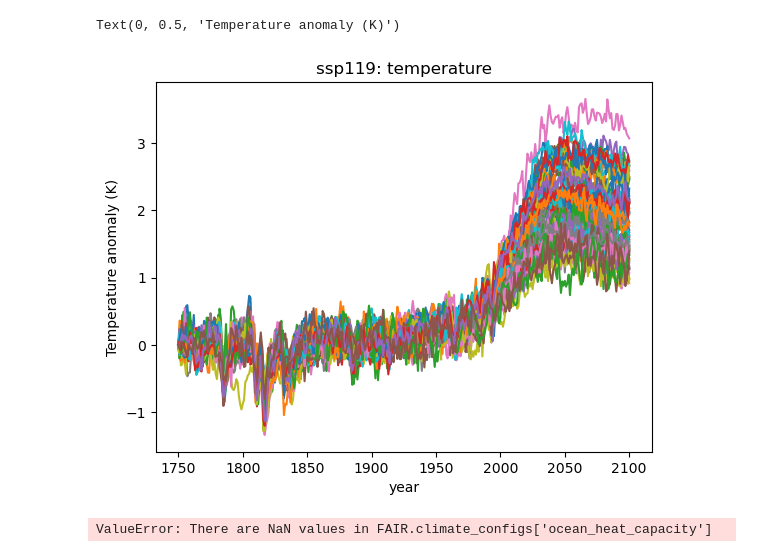
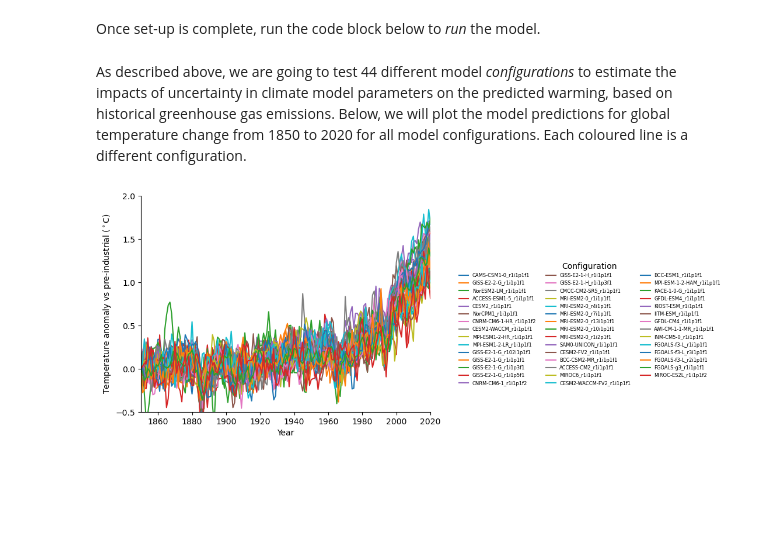
Before and after one commit to nvogtvincent/uniq_climate, a Jupyter notebook: notebooks/climate_modelling_practical.ipynb, the cells around one changed output. Saved outputs shown, nothing was run; the diff lists cells and outputs as text; code cells hidden in the pictures; blank space fills up the shorter version.

```diff
--- a/notebooks/climate_modelling_practical.ipynb
+++ b/notebooks/climate_modelling_practical.ipynb
@@ -101,17 +89,22 @@ initialise(f.forcing, 0)
 initialise(f.temperature, 0)
 initialise(f.cumulative_emissions, 0)
 initialise(f.airborne_emissions, 0)
+# %% [markdown]
+Once set-up is complete, run the code block below to _run_ the model.
 # %%
 f.run()
-# %%
-pl.plot(f.timebounds, f.temperature.loc[dict(scenario='ssp119', layer=0)], label=f.configs);
-pl.title('ssp119: temperature')
-pl.xlabel('year')
-pl.ylabel('Temperature anomaly (K)')
-# %% [output]
-Text(0, 0.5, 'Temperature anomaly (K)')
-[figure, removed]
-# %%
-f.run()
-# %% [output]
-ValueError: There are NaN values in FAIR.climate_configs['ocean_heat_capacity']
+# %% [markdown]
+As described above, we are going to test 44 different model _configurations_ to estimate the impacts of uncertainty in climate model parameters on the predicted warming, based on historical greenhouse gas emissions. Below, we will plot the model predictions for global temperature change from 1850 to 2020 for all model configurations. Each coloured line is a different configuration.
+# %%
+# Plot warming under a specified climate scenario for all 66 model configurations
+fig, ax = plt.subplots(1, 1)
+ax.plot(f.timebounds, f.temperature.loc[dict(scenario='ssp245', layer=0)], label=f.configs)
+ax.set_xlabel('Year')
+ax.set_ylabel(r'Temperature anomaly vs pre-industrial ($^\circ$C)')
+ax.set_xlim([1850, 2020])
+ax.set_ylim([-0.5, 2.0])
+ax.legend(frameon=False, ncol=3, fontsize=6, loc='lower center', bbox_to_anchor=(1.55, 0.1), title='Configuration')
+ax.spines['right'].set_visible(False)
+ax.spines['top'].set_visible(False)
+# %% [output]
+[figure, added]
```
Also changed, not shown: parts of 21 cells of this notebook.
